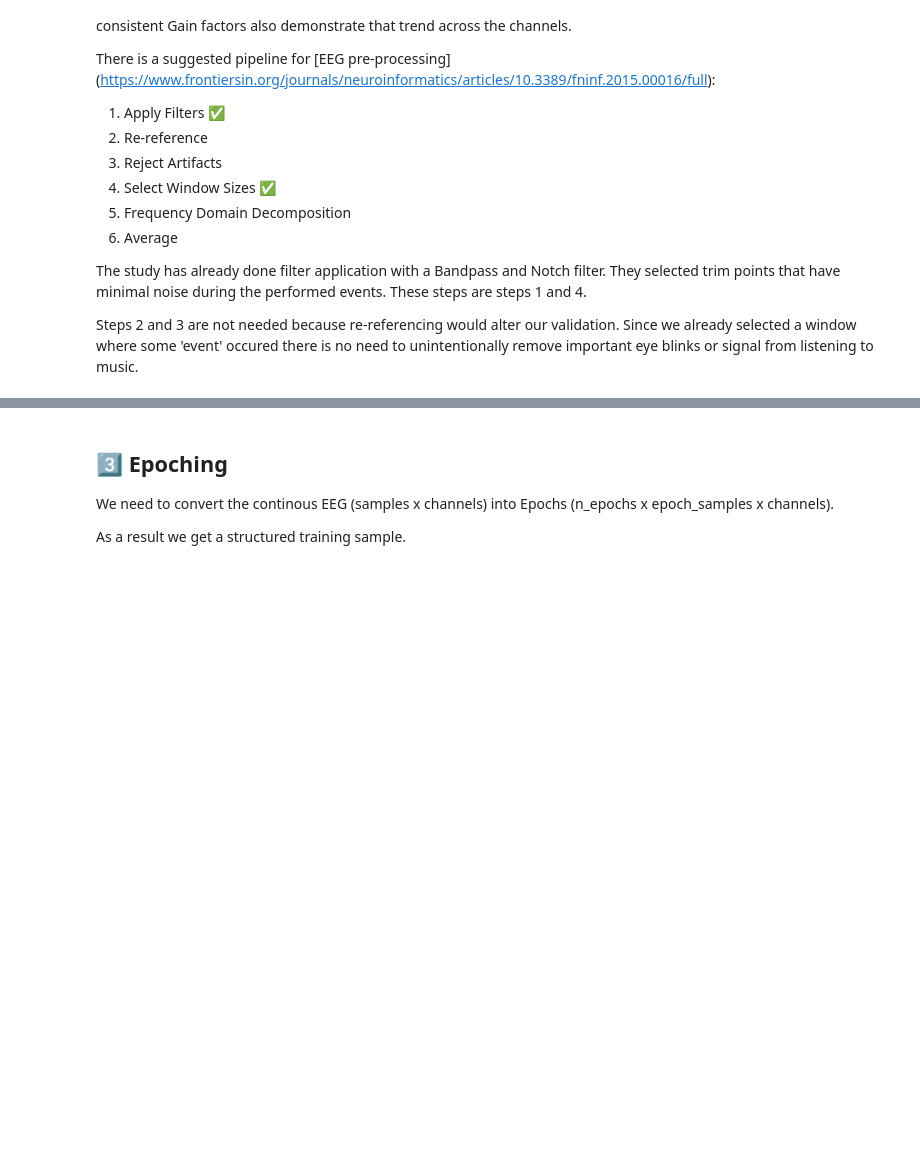
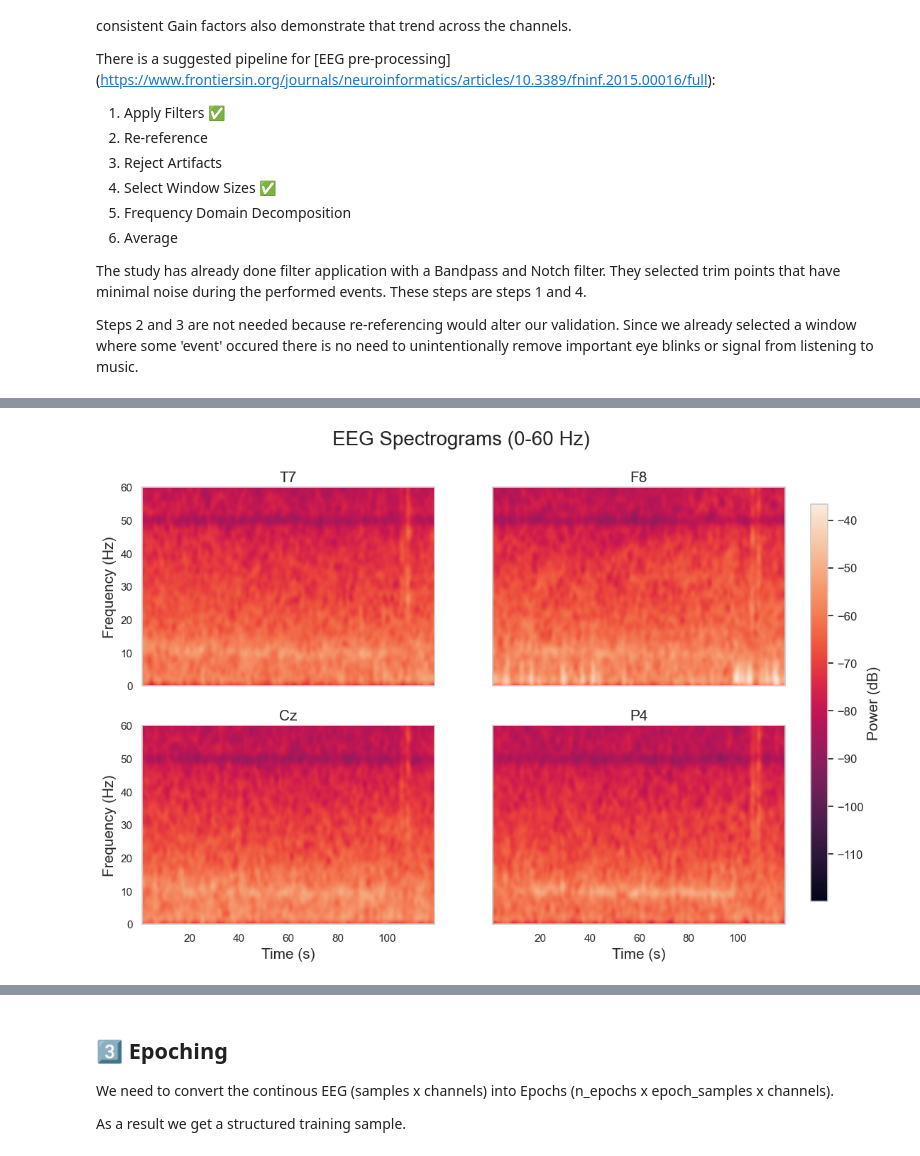
Before and after one commit to cristopher-d-delgado/Analysis-of-EEG-Signal, a Jupyter notebook: eda.ipynb, the cells around one changed output, grey strips where cells are left out. Cells and saved outputs as stored; diff of their text form; code cells hidden in the pictures; blank space fills up the shorter version.

```diff
--- a/eda.ipynb
+++ b/eda.ipynb
@@ -332,0 +417,4 @@ compare_all_channels_overlay(my_eeg=eeg_proc)
+# %%
+plot_channel_spectrograms(eeg_proc, channels=CANONICAL_CHANNELS, fs=FS, smoothing='gaussian', sigma=1.0, save_fig=True, save_path="figures/channel_spectrograms_ex.png")
+# %% [output]
+[figure, added]
```
Also changed, not shown: parts of 10 cells of this notebook, 3 other files.
